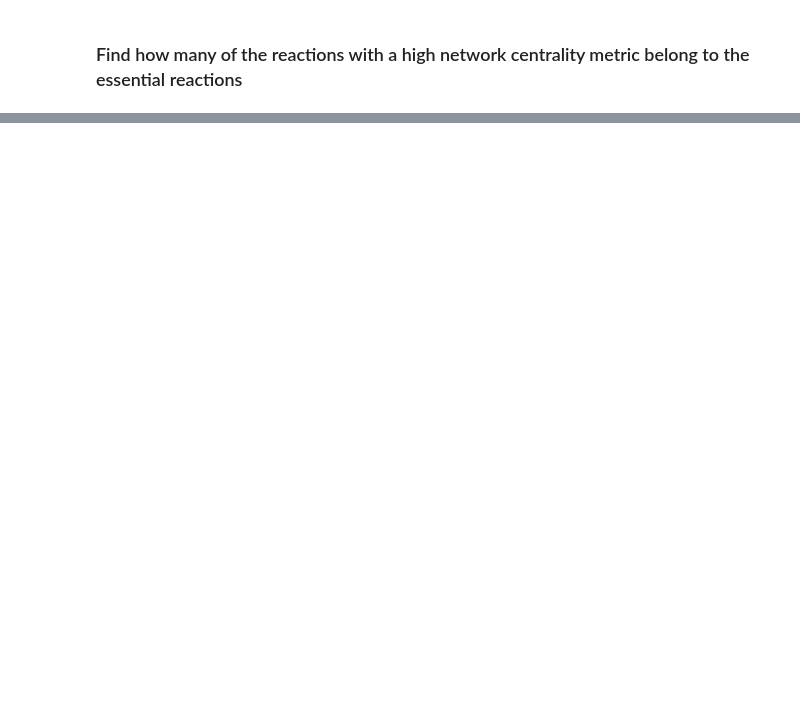
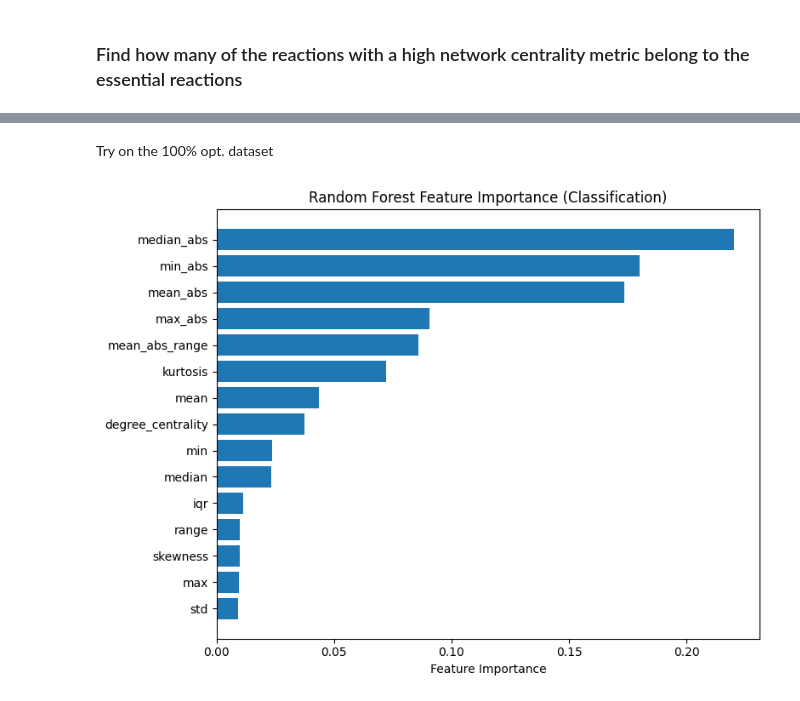
Before and after one commit to SotirisTouliopoulos/dingo-stats, a Jupyter notebook: analysis/graphs_analysis.ipynb, the cells around one changed output, grey strips where cells are left out. Drawn from its saved outputs; the diff is of its cells as text; code cells hidden in the pictures; blank space fills up the shorter version.

```diff
--- a/analysis/graphs_analysis.ipynb
+++ b/analysis/graphs_analysis.ipynb
@@ -211,0 +831,7 @@ print(central_and_essential_reactions, essential_reactions_count)
+# %%
+
+plot_scatter_from_df(stats_df_100, x_col="degree_centrality", y_col="kurtosis", title="")
+
+plot_scatter_with_polyfit(stats_df_100, x_col="degree_centrality", y_col="kurtosis", degree=3, title="")
+
+plot_scatter_from_df(stats_df_100, x_col="degree_centrality", y_col="iqr", title="")
@@ -211,0 +935,38 @@ print(central_and_essential_reactions, essential_reactions_count)
+# %% [markdown]
+Try on the 100% opt. dataset
+# %%
+
+df = stats_df_100.dropna()
+df["essential"] = df.index.map(reaction_essentiality)
+df = df.drop(["betweenness_centrality", "clustering_coefficient"], axis=1)
+df = df[df["degree_centrality"] > 0]
+
+X = df.drop("degree_centrality", axis=1)
+y = df["degree_centrality"]
+
+# Prepare data
+X = df.drop("essential", axis=1)
+y = df["essential"].astype("category").cat.codes  # encode if needed
+
+X_train, X_test, y_train, y_test = train_test_split(X, y, random_state=42)
+
+# Train model
+clf = RandomForestClassifier(n_estimators=100, random_state=42)
+clf.fit(X_train, y_train)
+
+# Feature importance
+importances = clf.feature_importances_
+features = X.columns
+
+# Plot
+sorted_idx = importances.argsort()[::-1]  # descending order
+plt.figure(figsize=(8, 6))
+plt.barh(range(len(features)), importances[sorted_idx], align='center')
+plt.yticks(range(len(features)), features[sorted_idx])
+plt.gca().invert_yaxis()
+plt.xlabel("Feature Importance")
+plt.title("Random Forest Feature Importance (Classification)")
+plt.tight_layout()
+plt.show()
+# %% [output]
+[figure, added]
```
Also changed, not shown: parts of 81 cells of this notebook, 1 other file.
